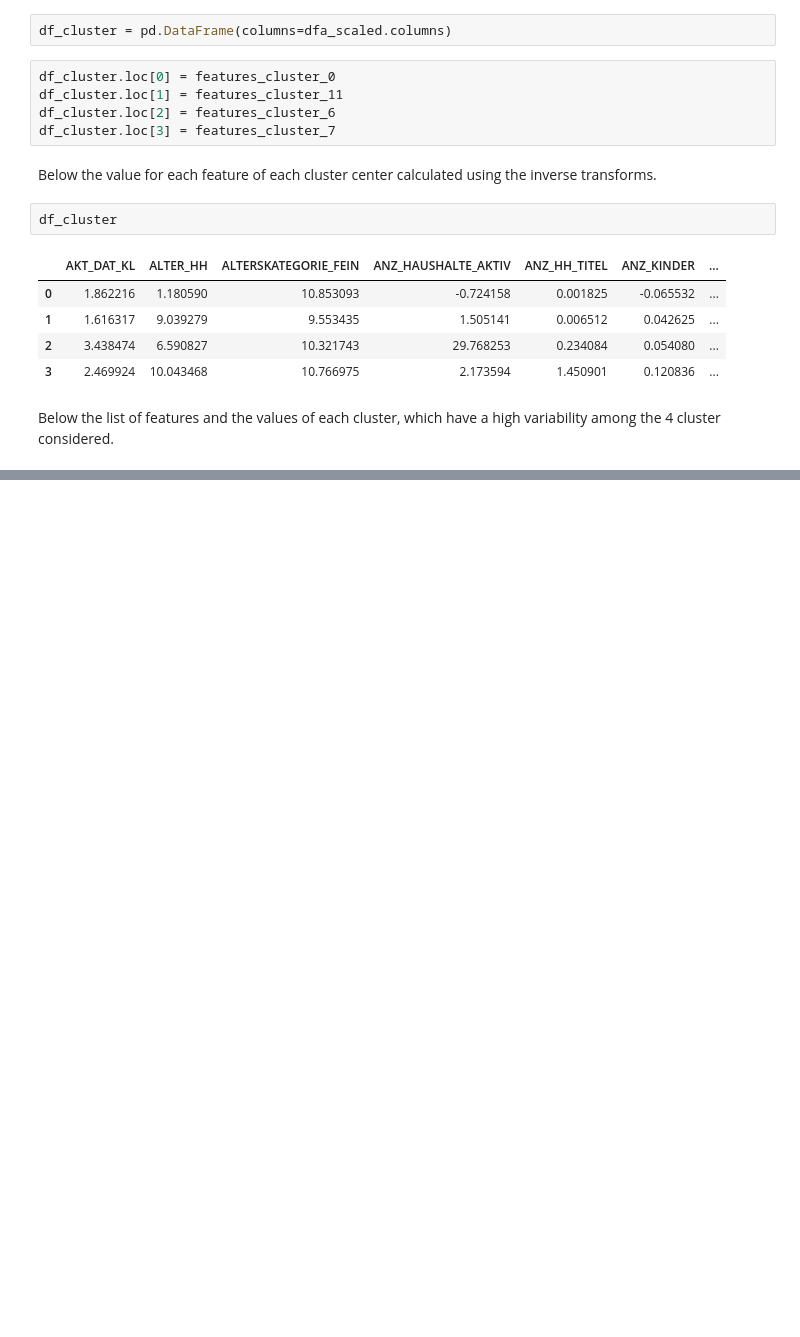
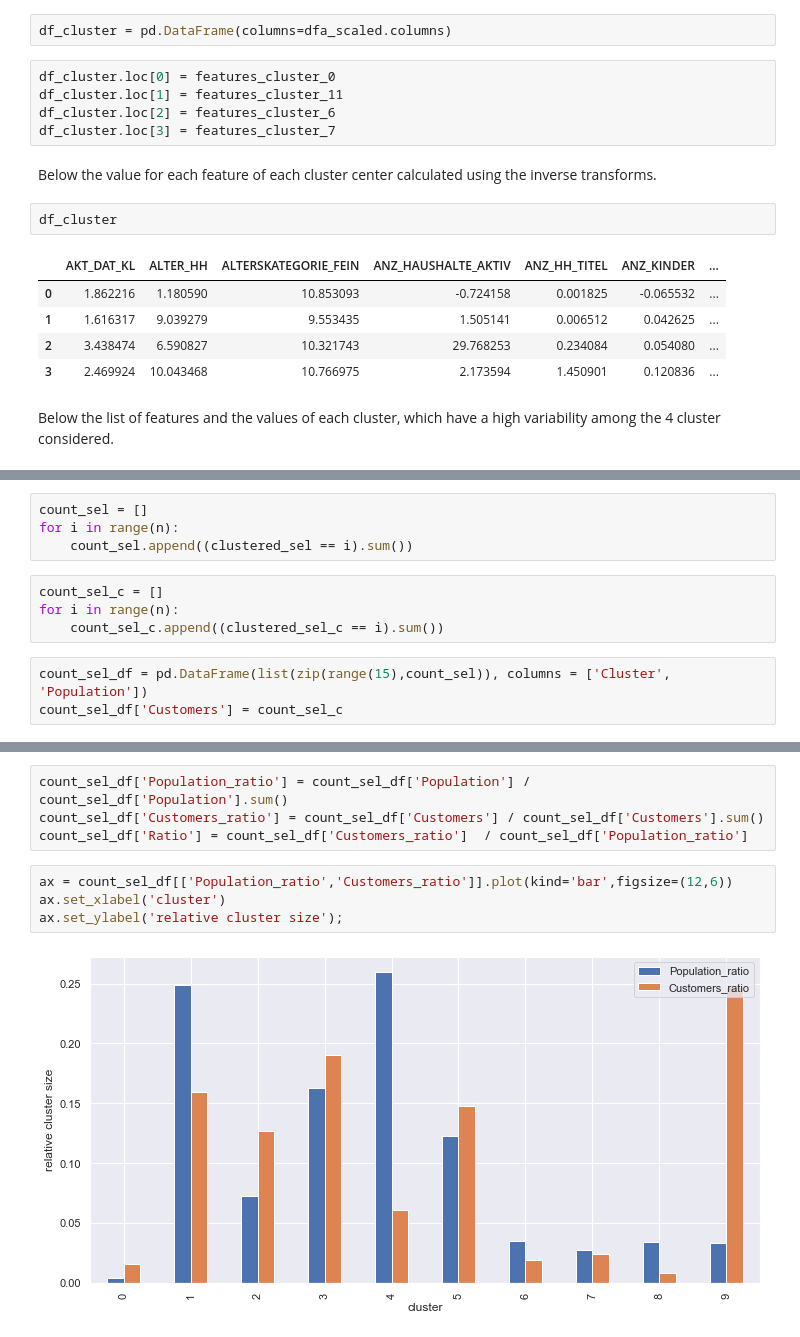
Before and after one commit to efonda/Customer-segmentation-Arvato, a Jupyter notebook: capstone-arvato.ipynb, the cells around one changed output, grey strips where cells are left out. Saved outputs shown, nothing was run; the diff lists cells and outputs as text; blank space fills up the shorter version.

```diff
--- a/capstone-arvato.ipynb
+++ b/capstone-arvato.ipynb
@@ -814,0 +910,11 @@ df_cluster[df_cluster.std()[df_cluster.std()/dfa_cleaned[:1000].max()>0.4].index
+# %%
+count_sel = []
+for i in range(n):
+    count_sel.append((clustered_sel == i).sum())
+# %%
+count_sel_c = []
+for i in range(n):
+    count_sel_c.append((clustered_sel_c == i).sum())
+# %%
+count_sel_df = pd.DataFrame(list(zip(range(15),count_sel)), columns = ['Cluster', 'Population'])
+count_sel_df['Customers'] = count_sel_c
@@ -814,0 +935,10 @@ df_cluster[df_cluster.std()[df_cluster.std()/dfa_cleaned[:1000].max()>0.4].index
+# %%
+count_sel_df['Population_ratio'] = count_sel_df['Population'] / count_sel_df['Population'].sum()
+count_sel_df['Customers_ratio'] = count_sel_df['Customers'] / count_sel_df['Customers'].sum()
+count_sel_df['Ratio'] = count_sel_df['Customers_ratio']  / count_sel_df['Population_ratio']
+# %%
+ax = count_sel_df[['Population_ratio','Customers_ratio']].plot(kind='bar',figsize=(12,6))
+ax.set_xlabel('cluster')
+ax.set_ylabel('relative cluster size');
+# %% [output]
+[figure, added]
```
Also changed, not shown: parts of 40 cells of this notebook.
